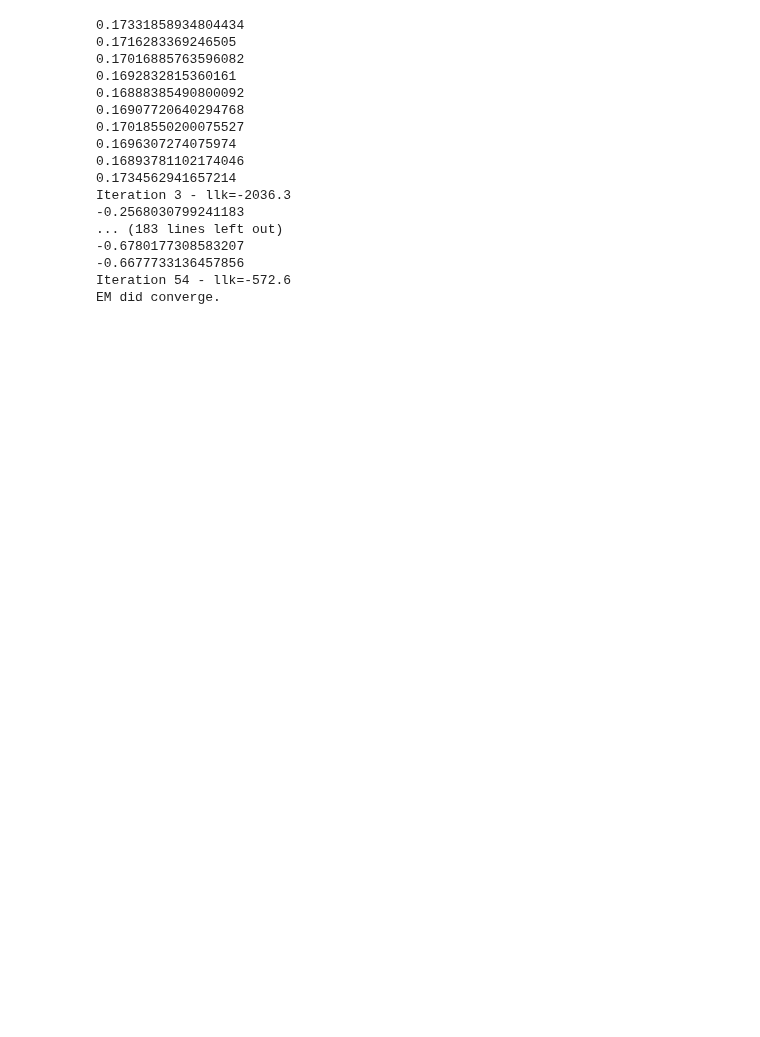
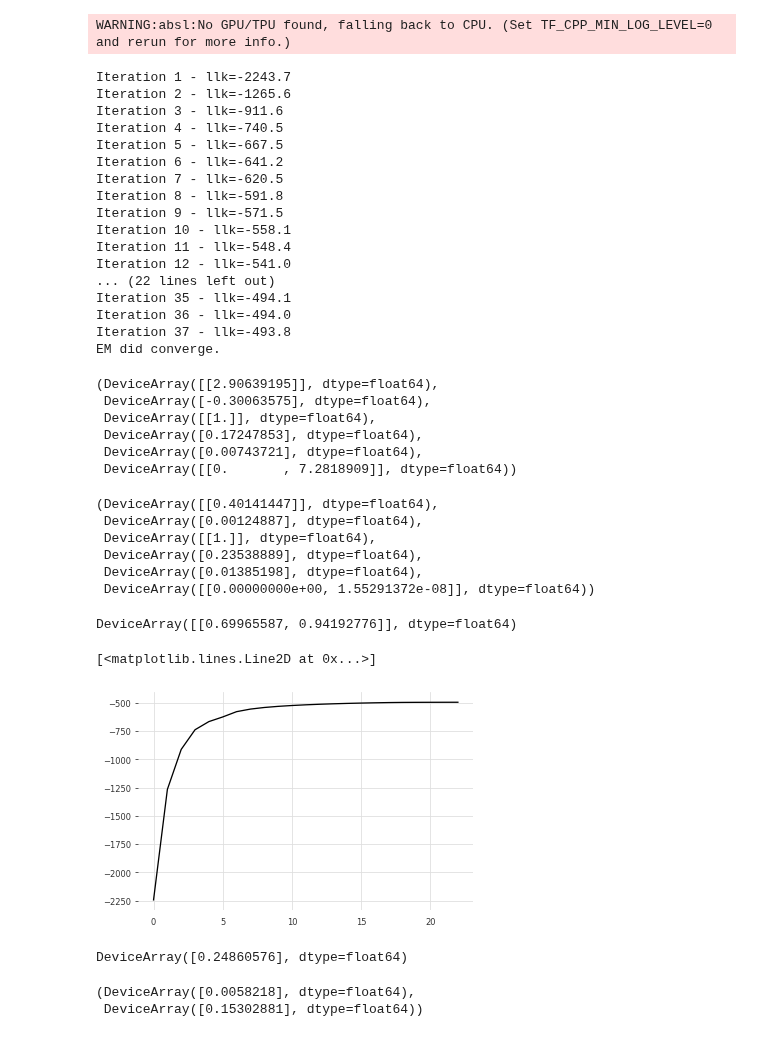
Before and after one commit to christiando/gaussian-toolbox, a Jupyter notebook: notebooks/heteroskedasticity/Fit Sunspots.ipynb, the cells around one changed output. Saved outputs shown, nothing was run; the diff lists cells and outputs as text; code cells hidden in the pictures; blank space fills up the shorter version.

```diff
--- a/notebooks/heteroskedasticity/Fit Sunspots.ipynb
+++ b/notebooks/heteroskedasticity/Fit Sunspots.ipynb
@@ -71,7 +71,7 @@ def train_linear_hsk_SSM(x_tr, dz, du, init_w_pca=False, smooth_window=20):
     om_hs = observation_models.HCCovObservationModel(dx, dz, du)
     if init_w_pca == 1:
         om_hs.pca_init(x_tr, smooth_window=20)
-    hs_model = StateSpaceEM(jnp.array(x_tr), observation_model=om_hs, state_model=sm_hs)
+    hs_model = StateSpaceEM(jnp.array(x_tr), observation_model=om_hs, state_model=sm_hs, max_iter=1000)
     hs_model.run()
 
     return hs_model
@@ -98,23 +117,61 @@ x_tr, x_va, x_te, x_te_na, s_tr_x = load_sunspots_e1()
 ssm_em_hsk = train_linear_hsk_SSM(x_tr, dz, du, init_w_pca=False)
 ssm_em_hsk.save(model_name='ssm_em_hsk_sunspots', path='../../data/models/')
 # %% [output]
-0.17331858934804434
-0.1716283369246505
-0.17016885763596082
-0.1692832815360161
-0.16888385490800092
-0.16907720640294768
-0.17018550200075527
-0.1696307274075974
-0.16893781102174046
-0.1734562941657214
-Iteration 3 - llk=-2036.3
--0.2568030799241183
-... (183 lines left out)
--0.6780177308583207
--0.6677733136457856
-Iteration 54 - llk=-572.6
-EM did converge.
+WARNING:absl:No GPU/TPU found, falling back to CPU. (Set TF_CPP_MIN_LOG_LEVEL=0 and rerun for more info.)
+Iteration 1 - llk=-2243.7
+Iteration 2 - llk=-1265.6
+Iteration 3 - llk=-911.6
+Iteration 4 - llk=-740.5
+Iteration 5 - llk=-667.5
+Iteration 6 - llk=-641.2
+Iteration 7 - llk=-620.5
+Iteration 8 - llk=-591.8
+Iteration 9 - llk=-571.5
+Iteration 10 - llk=-558.1
+Iteration 11 - llk=-548.4
+Iteration 12 - llk=-541.0
+... (22 lines left out)
+Iteration 35 - llk=-494.1
+Iteration 36 - llk=-494.0
+Iteration 37 - llk=-493.8
+EM did converge.
+# %%
+params = ssm_em_hsk.om.params_to_vector(ssm_em_hsk.om.C, ssm_em_hsk.om.d, ssm_em_hsk.om.U, ssm_em_hsk.om.sigma_x, ssm_em_hsk.om.beta, ssm_em_hsk.om.W)
+ssm_em_hsk.om.C, ssm_em_hsk.om.d, ssm_em_hsk.om.U, ssm_em_hsk.om.sigma_x, ssm_em_hsk.om.beta, ssm_em_hsk.om.W
+# %% [output]
+(DeviceArray([[2.90639195]], dtype=float64),
+ DeviceArray([-0.30063575], dtype=float64),
+ DeviceArray([[1.]], dtype=float64),
+ DeviceArray([0.17247853], dtype=float64),
+ DeviceArray([0.00743721], dtype=float64),
+ DeviceArray([[0.       , 7.2818909]], dtype=float64))
+# %%
+ssm_em_hsk.om.vector_to_params(params, ssm_em_hsk.om.Dx, ssm_em_hsk.om.Dz, ssm_em_hsk.om.Dx)
+# %% [output]
+(DeviceArray([[0.40141447]], dtype=float64),
+ DeviceArray([0.00124887], dtype=float64),
+ DeviceArray([[1.]], dtype=float64),
+ DeviceArray([0.23538889], dtype=float64),
+ DeviceArray([0.01385198], dtype=float64),
+ DeviceArray([[0.00000000e+00, 1.55291372e-08]], dtype=float64))
+# %%
+ssm_em_hsk.om.W
+# %% [output]
+DeviceArray([[0.69965587, 0.94192776]], dtype=float64)
+# %%
+pyplot.plot(ssm_em_hsk.llk_list)
+# %% [output]
+[<matplotlib.lines.Line2D at 0x...>]
+[figure, added]
+# %%
+ssm_em_hsk.om.beta / ssm_em_hsk.om.sigma_x ** 2
+# %% [output]
+DeviceArray([0.24860576], dtype=float64)
+# %%
+ssm_em_hsk.om.beta, ssm_em_hsk.om.sigma_x
+# %% [output]
+(DeviceArray([0.0058218], dtype=float64),
+ DeviceArray([0.15302881], dtype=float64))
 # %%
 ssm_em_hsk = load_model(model_name='ssm_em_hsk_energy', path='../../data/models/')
 ssm_em_lin = load_model(model_name='ssm_em_lin_energy', path='../../data/models/')
```
Also changed, not shown: parts of 5 cells of this notebook, 5 other files.
